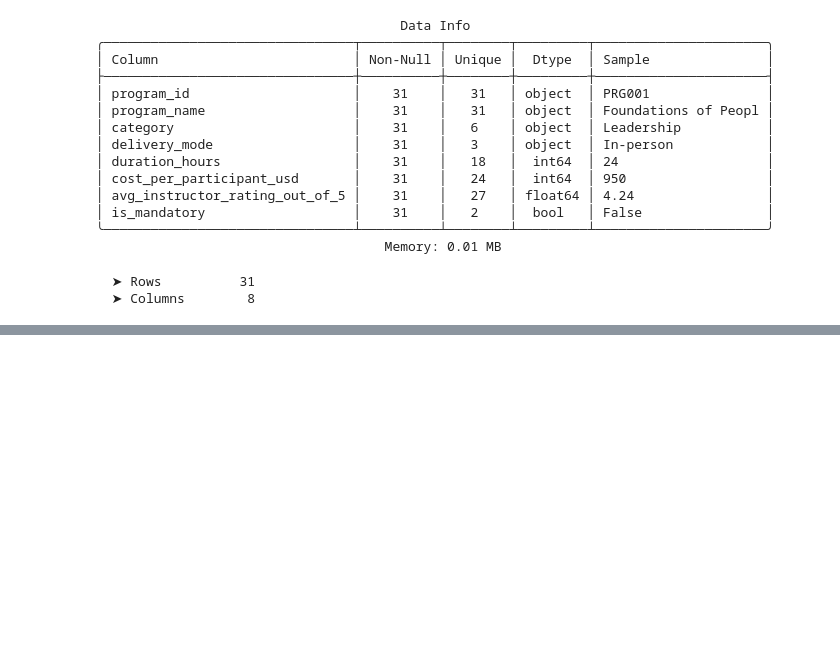
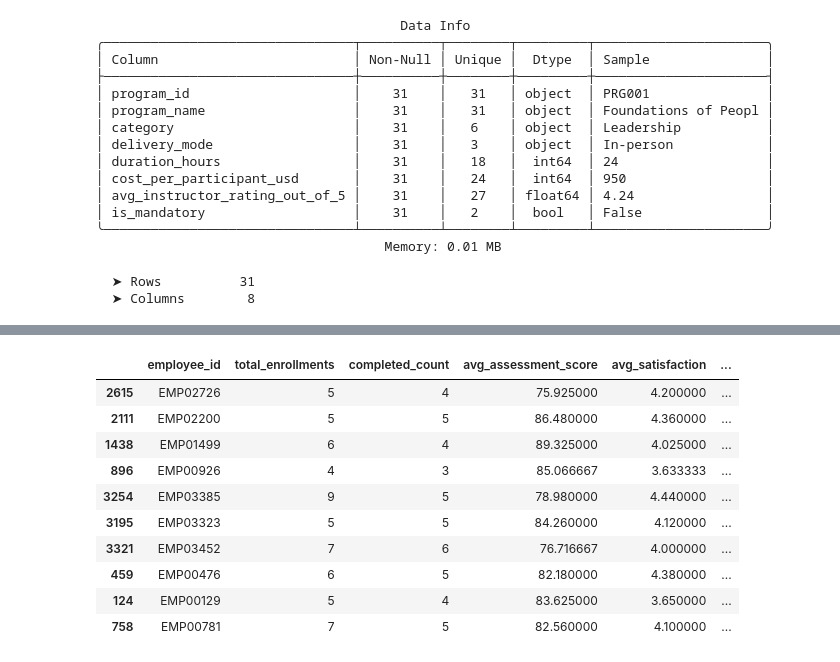
Before and after one commit to Sara-xv/Meridian-Group, a Jupyter notebook: Understanding and Cleaning.ipynb, the cells around one changed output, grey strips where cells are left out. Drawn from its saved outputs; the diff is of its cells as text; code cells hidden in the pictures; blank space fills up the shorter version.

```diff
--- a/Understanding and Cleaning.ipynb
+++ b/Understanding and Cleaning.ipynb
@@ -230,0 +296,13 @@ analyzer.run()
+# %%
+te_with_program_info = TE.merge(
+    TP[["program_id", "category", "cost_per_participant_usd"]],
+    on="program_id", how="left"
+)
+
+cost_summary = (
+    te_with_program_info[te_with_program_info["completion_status"] == "Completed"]
+    .groupby("employee_id")["cost_per_participant_usd"]
+    .sum()
+    .reset_index()
+    .rename(columns={"cost_per_participant_usd": "total_training_cost_usd"})
+)
@@ -230,0 +323,27 @@ analyzer.run()
+# %%
+category_flags = (
+    te_with_program_info[te_with_program_info["completion_status"] == "Completed"]
+    .assign(flag=1)
+    .pivot_table(index="employee_id", columns="category", values="flag",
+                 aggfunc="max", fill_value=0)
+    .astype("int64")
+)
+category_flags.columns = [f"trained_in_{c.lower().replace(' ', '_')}" for c in category_flags.columns]
+category_flags = category_flags.reset_index()
+
+training_summary = training_summary.merge(cost_summary, on="employee_id", how="left")
+training_summary = training_summary.merge(category_flags, on="employee_id", how="left")
+# %%
+training_summary.sample(10)
+# %% [output]
+|  | employee_id | total_enrollments | completed_count | avg_assessment_score | avg_satisfaction | ... |
+| 2615 | EMP02726 | 5 | 4 | 75.925000 | 4.200000 | ... |
+| 2111 | EMP02200 | 5 | 5 | 86.480000 | 4.360000 | ... |
+| 1438 | EMP01499 | 6 | 4 | 89.325000 | 4.025000 | ... |
+| 896 | EMP00926 | 4 | 3 | 85.066667 | 3.633333 | ... |
+| 3254 | EMP03385 | 9 | 5 | 78.980000 | 4.440000 | ... |
+| 3195 | EMP03323 | 5 | 5 | 84.260000 | 4.120000 | ... |
+| 3321 | EMP03452 | 7 | 6 | 76.716667 | 4.000000 | ... |
+| 459 | EMP00476 | 6 | 5 | 82.180000 | 4.380000 | ... |
+| 124 | EMP00129 | 5 | 4 | 83.625000 | 3.650000 | ... |
+| 758 | EMP00781 | 7 | 5 | 82.560000 | 4.100000 | ... |
```
Also changed, not shown: parts of 10 cells of this notebook, 2 other files.
